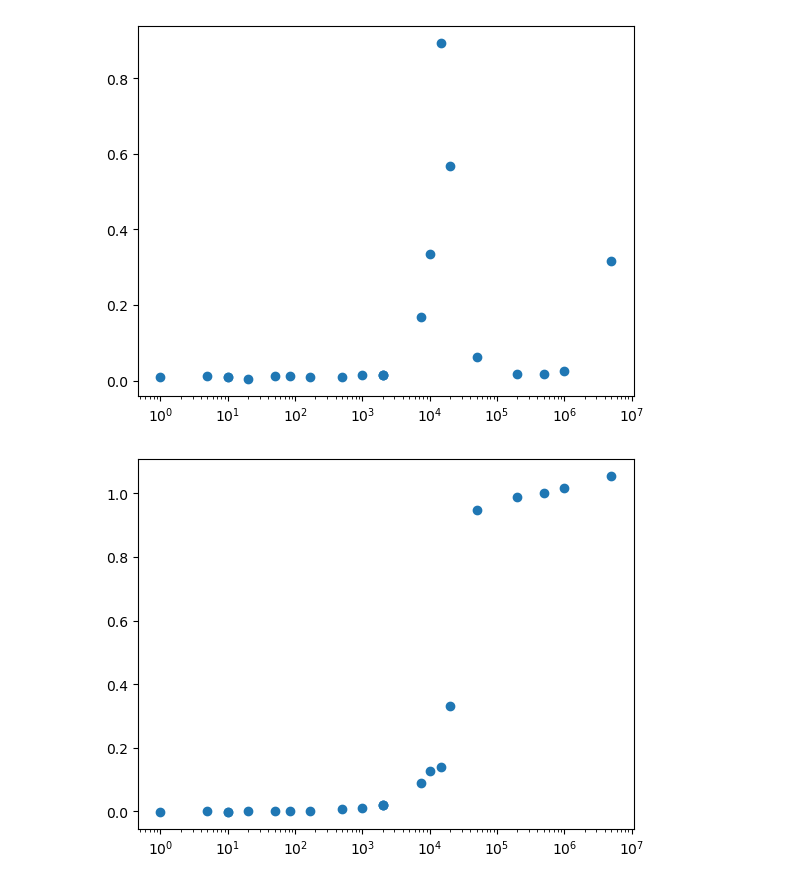
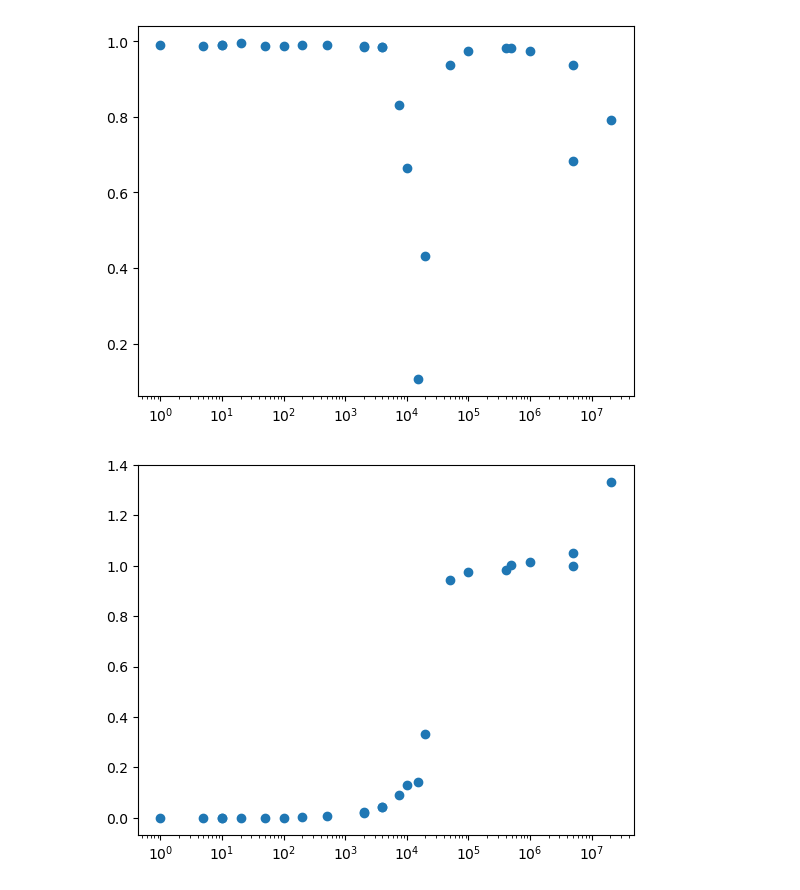
Before and after one commit to RBerga06/unipr-clt-fisica, a Jupyter notebook: lab2/exp5/exp5.ipynb, the cells around one changed output. Cells and saved outputs as stored; diff of their text form; code cells hidden in the pictures.

```diff
--- a/lab2/exp5/exp5.ipynb
+++ b/lab2/exp5/exp5.ipynb
@@ -112,15 +205,13 @@ Sfasamento:  21.999999999999957 % π/2
-# %%
-fig, ax = plt.subplots()
-ax.scatter(frequenze, [1 - x for x in ampiezze_rapporto])
-ax.set_xscale('log')
-plt.show()
-# %% [output]
-[figure, removed]
-# %%
-fasi = [phi + int(nu >= 4e4) for (nu, phi) in zip(frequenze, fasi)]
-fig, ax = plt.subplots()
-ax.scatter(frequenze, fasi)
-ax.set_xscale('log')
-plt.show()
-# %% [output]
-[figure, removed]
+# %%
+fig, ax = plt.subplots()
+ax.scatter(frequenze5A, ampiezze_rapporto5A)
+ax.set_xscale('log')
+plt.show()
+
+fig, ax = plt.subplots()
+ax.scatter(frequenze5A, [(phi % 1 if abs(phi) > 1 else phi) + int(nu >= 4e4) for (nu, phi) in zip(frequenze5A, fasi5A)])
+ax.set_xscale('log')
+plt.show()
+# %% [output]
+[figure, added]
+[figure, added]
```
Also changed, not shown: parts of 5 cells of this notebook, 2 other files.
